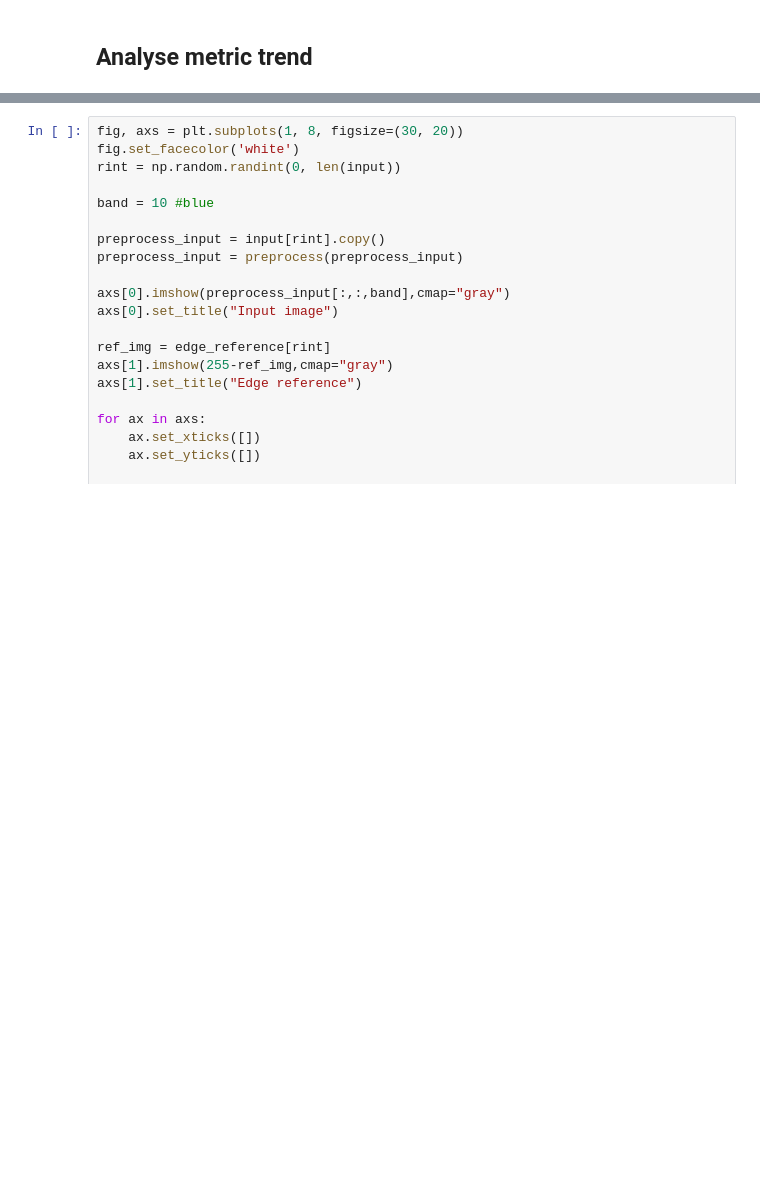
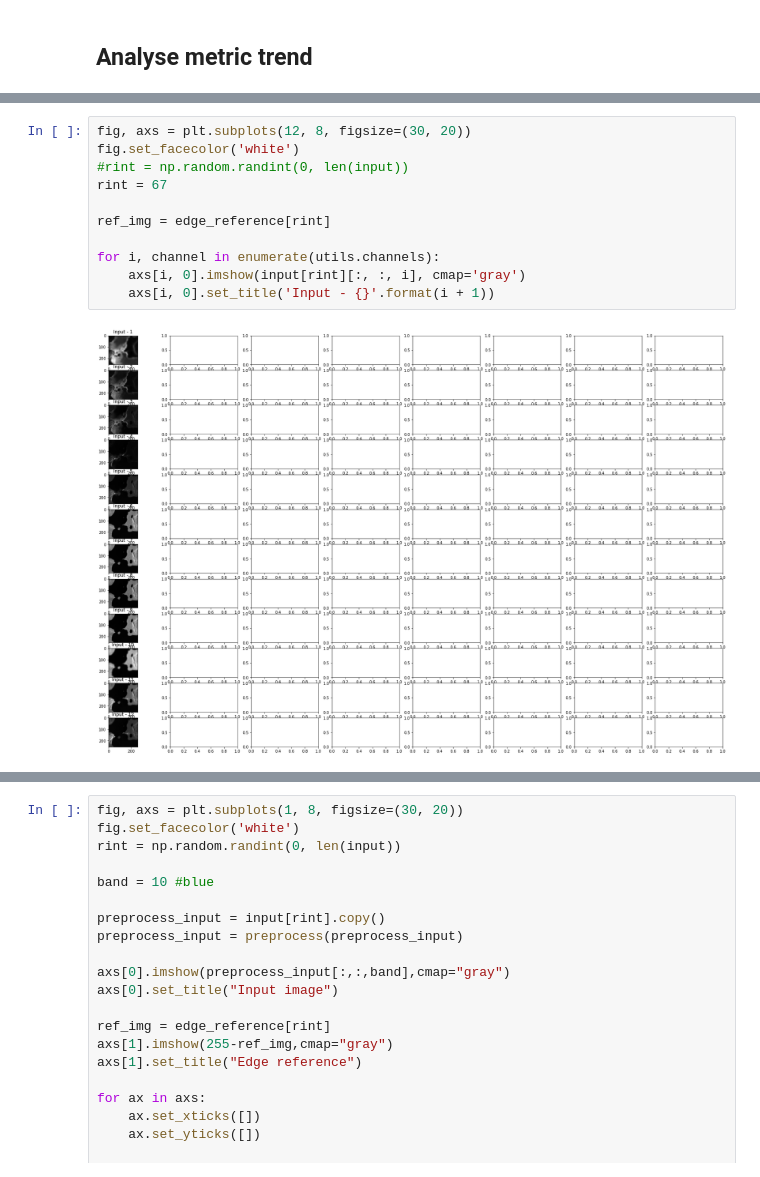
Before and after one commit to conorosully/edge-detection-metrics, a Jupyter notebook: src/comparison-metrics.ipynb, the cells around one changed output, grey strips where cells are left out. Cells and saved outputs as stored; diff of their text form; blank space fills up the shorter version.

```diff
--- a/src/comparison-metrics.ipynb
+++ b/src/comparison-metrics.ipynb
@@ -256,0 +195,13 @@ df_metrics = pd.read_csv("/Users/conorosullivan/Google Drive/My Drive/UCD/resear
+# %%
+fig, axs = plt.subplots(12, 8, figsize=(30, 20))
+fig.set_facecolor('white')
+#rint = np.random.randint(0, len(input))
+rint = 67
+
+ref_img = edge_reference[rint]
+
+for i, channel in enumerate(utils.channels):
+    axs[i, 0].imshow(input[rint][:, :, i], cmap='gray')
+    axs[i, 0].set_title('Input - {}'.format(i + 1))
+# %% [output]
+[figure, added]
```
Also changed, not shown: parts of 14 cells of this notebook, 1 other file.
